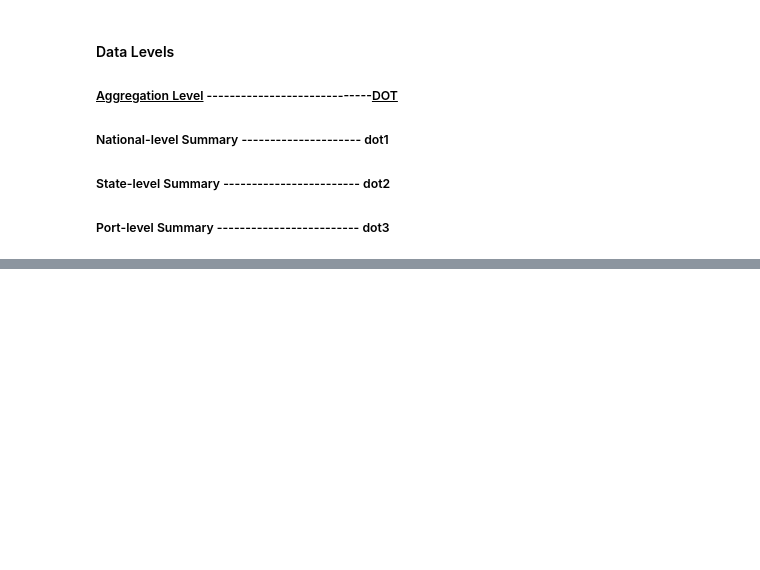
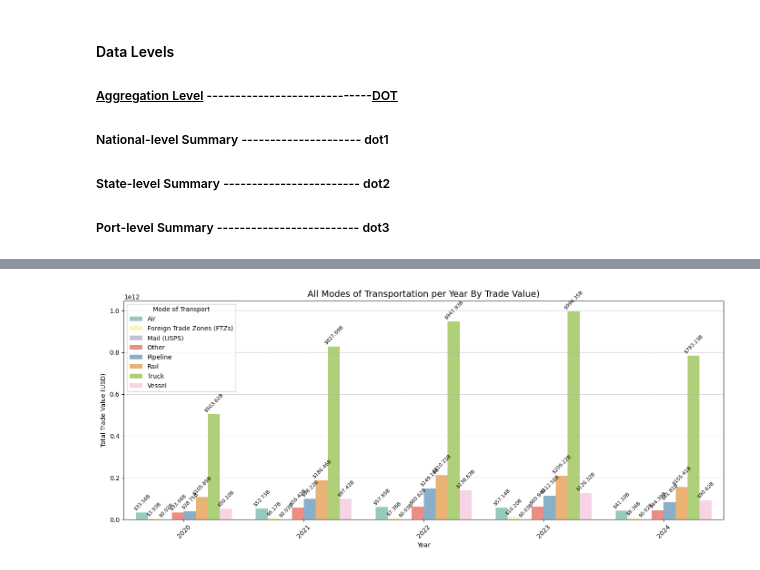
Before and after one commit to solo-007/TransBorder-Freight-Data-Analysis, a Jupyter notebook: Transborder_Freight_DataAnalysis.ipynb, the cells around one changed output, grey strips where cells are left out. Saved outputs shown, nothing was run; the diff lists cells and outputs as text; code cells hidden in the pictures; blank space fills up the shorter version.

```diff
--- a/Transborder_Freight_DataAnalysis.ipynb
+++ b/Transborder_Freight_DataAnalysis.ipynb
@@ -674,0 +719,56 @@ Bar Chart for the Missing Values
+# %%
+# Load National Level Summary data (dot1)
+df_dot1 = pd.read_csv("C:/Users/solos/Downloads/data/df_dot1.csv")
+
+# Map DISAGMOT codes to transport names
+disagmot_map = {
+    1: 'Vessel',
+    3: 'Air',
+    4: 'Mail (USPS)',
+    5: 'Truck',
+    6: 'Rail',
+    7: 'Pipeline',
+    8: 'Other',
+    9: 'Foreign Trade Zones (FTZs)'
+}
+
+# Replace DISAGMOT code with name
+df_dot1['DISAGMOT'] = df_dot1['DISAGMOT'].map(disagmot_map)
+
+# Group and summarize VALUE by YEAR and DISAGMOT (Mode of Transport)
+mode_value_summary = df_dot1.groupby(['YEAR', 'DISAGMOT'])['VALUE'].sum().reset_index()
+
+# Set up the plot
+plt.figure(figsize=(14, 6))
+barplot = sns.barplot(
+    data=mode_value_summary,
+    x='YEAR',
+    y='VALUE',
+    hue='DISAGMOT',
+    palette='Set3'
+)
+
+# Add data labels for all bars
+for container in barplot.containers:
+    barplot.bar_label(
+        container,
+        labels=[f"${v/1e9:.2f}B" for v in container.datavalues],
+        label_type="edge",
+        fontsize=8,
+        rotation=45,
+        padding=2
+    )
+
+# Customize the plot
+plt.title("All Modes of Transportation per Year By Trade Value)", fontsize=14)
+plt.ylabel("Total Trade Value (USD)")
+plt.xlabel("Year")
+plt.xticks(rotation=45)
+plt.legend(title='Mode of Transport')
+plt.tight_layout()
+plt.grid(axis='y', linestyle='--', alpha=0.7)
+
+# Show plot
+plt.show()
+# %% [output]
+[figure, added]
```
Also changed, not shown: parts of 93 cells of this notebook.
